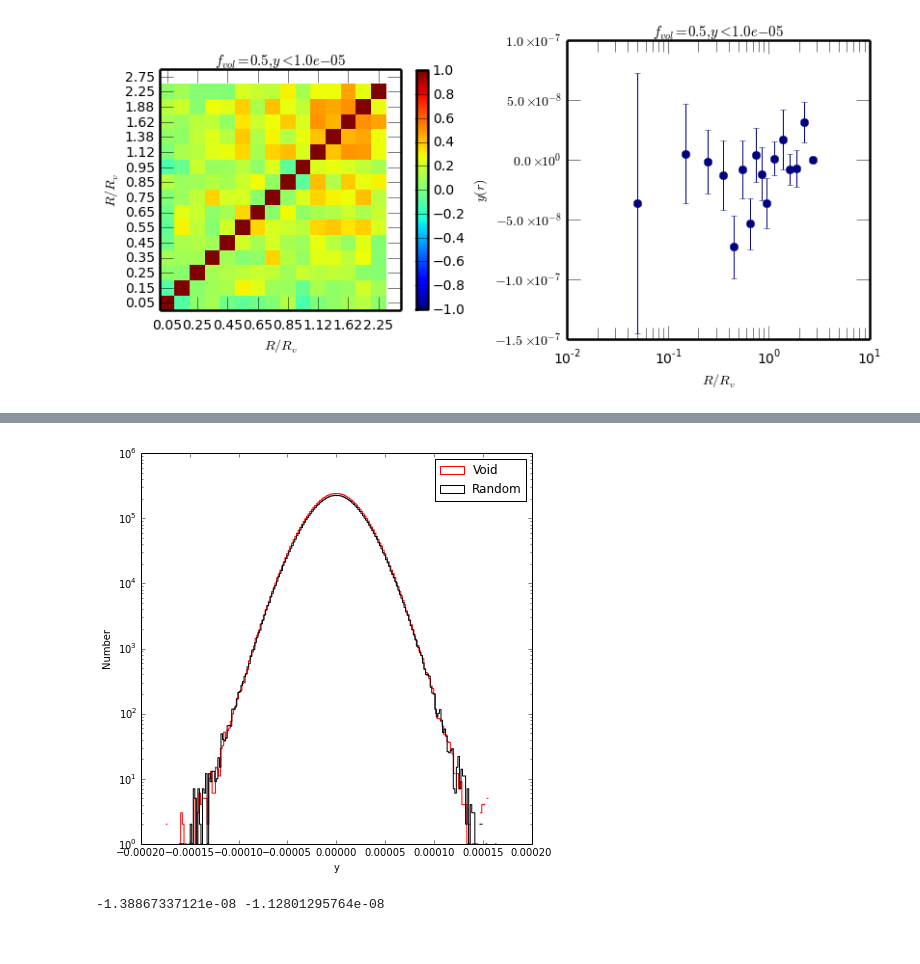
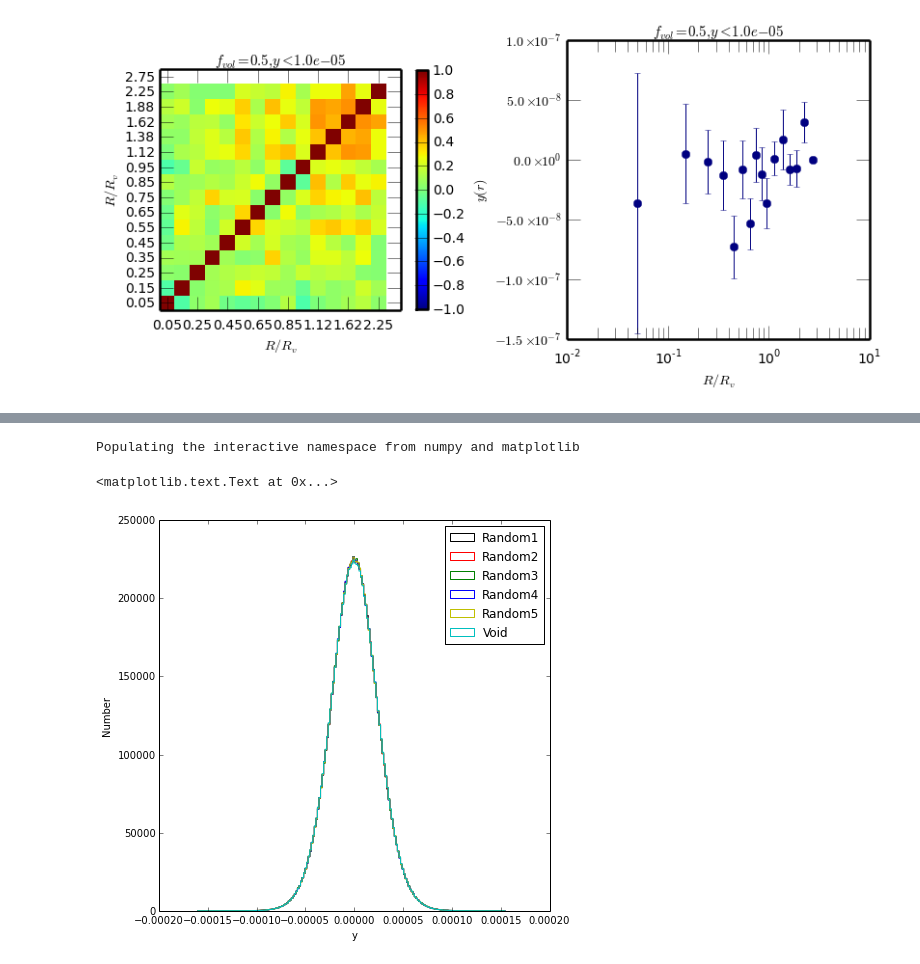
Before and after one commit to vvinuv/ipynb, a Jupyter notebook: SZ-void.ipynb, the cells around one changed output, grey strips where cells are left out. Saved outputs shown, nothing was run; the diff lists cells and outputs as text; code cells hidden in the pictures.

```diff
--- a/SZ-void.ipynb
+++ b/SZ-void.ipynb
@@ -199,0 +236,10 @@ Chi2: 8.25 \pm 3.16, \sigma=2.61
+# %%
+yr1 = return_y_dist('ydist_void_random_nside8_bd_1.npz')
+# %%
+yr2 = return_y_dist('ydist_void_random_nside8_bd_2.npz')
+print 2
+yr3 = return_y_dist('ydist_void_random_nside8_bd_3.npz')
+print 3
+yr4 = return_y_dist('ydist_void_random_nside8_bd_4.npz')
+print 4
+yr5 = return_y_dist('ydist_void_random_nside8_bd_5.npz')
@@ -200,6 +251,2 @@ Chi2: 8.25 \pm 3.16, \sigma=2.61
 # %%
-fv = np.load('ydist1_noavg_8_bd_voids_0.0_0.5.npz')
+y = return_y_dist('ydist1_noavg_8_bd_voids_0.0_0.5.npz')
-# %%
-y = fv['xi']
-d_mpc = fv['d_b']
-Rv = fv['Rv']
@@ -254,14 +252,0 @@ pl.ylabel('Number')
-# %%
-pl.figure(figsize=(7,7))
-c = pl.hist(y_half_Rv, 200, color='r', histtype='step', label='Void')
-c = pl.hist(yr_half_Rv, 200, color='k', histtype='step', label='Random')
-pl.legend(loc=0)
-pl.xlabel('y')
-pl.ylabel('Number')
-pl.yscale('log')
-# %% [output]
-[figure, removed]
-# %%
-print y_half_Rv.mean(), yr_half_Rv.mean()
-# %% [output]
--1.38867337121e-08 -1.12801295764e-08
@@ -267,0 +256,16 @@ print y_half_Rv.mean(), yr_half_Rv.mean()
+# %%
+%pylab inline
+pl.figure(figsize=(7,7))
+c = pl.hist(yr1, 200, color='k', histtype='step', label='Random1')
+c = pl.hist(yr2, c[1], color='r', histtype='step', label='Random2')
+c = pl.hist(yr3, c[1], color='g', histtype='step', label='Random3')
+c = pl.hist(yr4, c[1], color='b', histtype='step', label='Random4')
+c = pl.hist(yr5, c[1], color='y', histtype='step', label='Random5')
+c = pl.hist(y, c[1], color='c', histtype='step', label='Void')
+pl.legend(loc=0)
+pl.xlabel('y')
+pl.ylabel('Number')
+# %% [output]
+Populating the interactive namespace from numpy and matplotlib
+<matplotlib.text.Text at 0x...>
+[figure, added]
```
Also changed, not shown: parts of 34 cells of this notebook, 1 other file.
